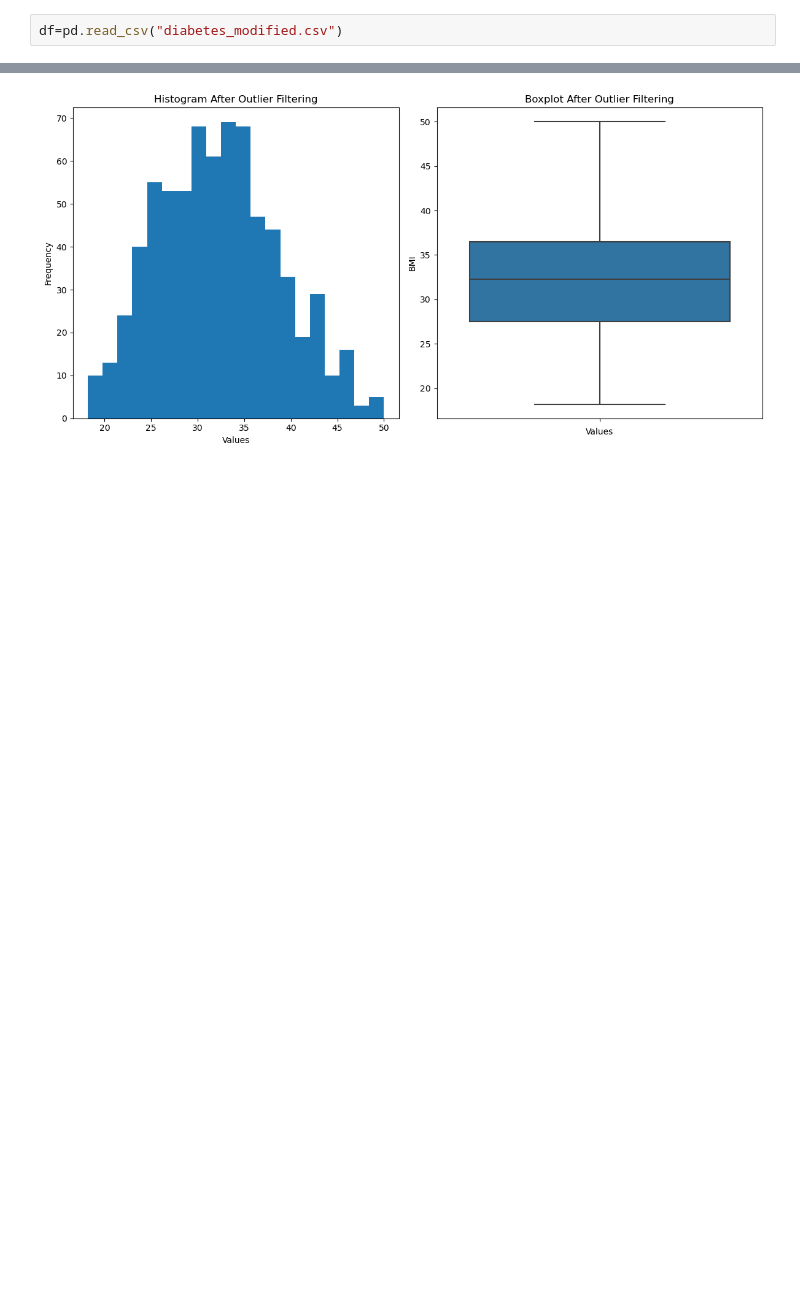
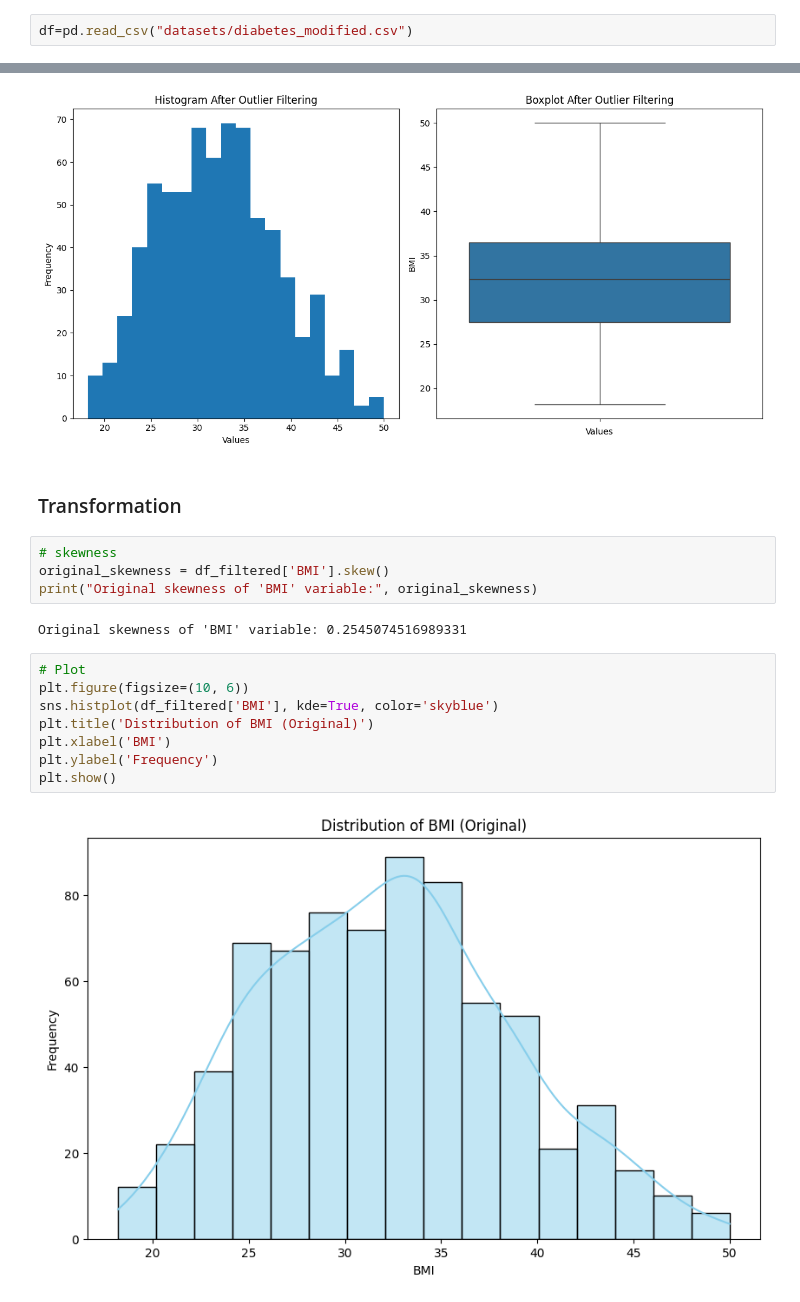
Before and after one commit to Vedantpr0/college, a Jupyter notebook: Data Science Practicals No 2.ipynb, the cells around one changed output, grey strips where cells are left out. Drawn from its saved outputs; the diff is of its cells as text; blank space fills up the shorter version.

```diff
--- a/Data Science Practicals No 2.ipynb
+++ b/Data Science Practicals No 2.ipynb
@@ -5,5 +6,5 @@ import seaborn as sns
 # %%
-df=pd.read_csv("diabetes_modified.csv")
+df=pd.read_csv("datasets/diabetes_modified.csv")
 # %%
 df.head(2)
 # %% [output]
@@ -98,3 +99,21 @@ plot_histogram_and_boxplot(df_filtered, 'BMI', 'After Outlier Filtering')
 # %% [output]
 [figure]
 [figure]
+# %% [markdown]
+### Transformation
+# %%
+# skewness
+original_skewness = df_filtered['BMI'].skew()
+print("Original skewness of 'BMI' variable:", original_skewness)
+# %% [output]
+Original skewness of 'BMI' variable: 0.2545074516989331
+# %%
+# Plot
+plt.figure(figsize=(10, 6))
+sns.histplot(df_filtered['BMI'], kde=True, color='skyblue')
+plt.title('Distribution of BMI (Original)')
+plt.xlabel('BMI')
+plt.ylabel('Frequency')
+plt.show()
+# %% [output]
+[figure, added]
```
Also changed, not shown: parts of 3 cells of this notebook.
